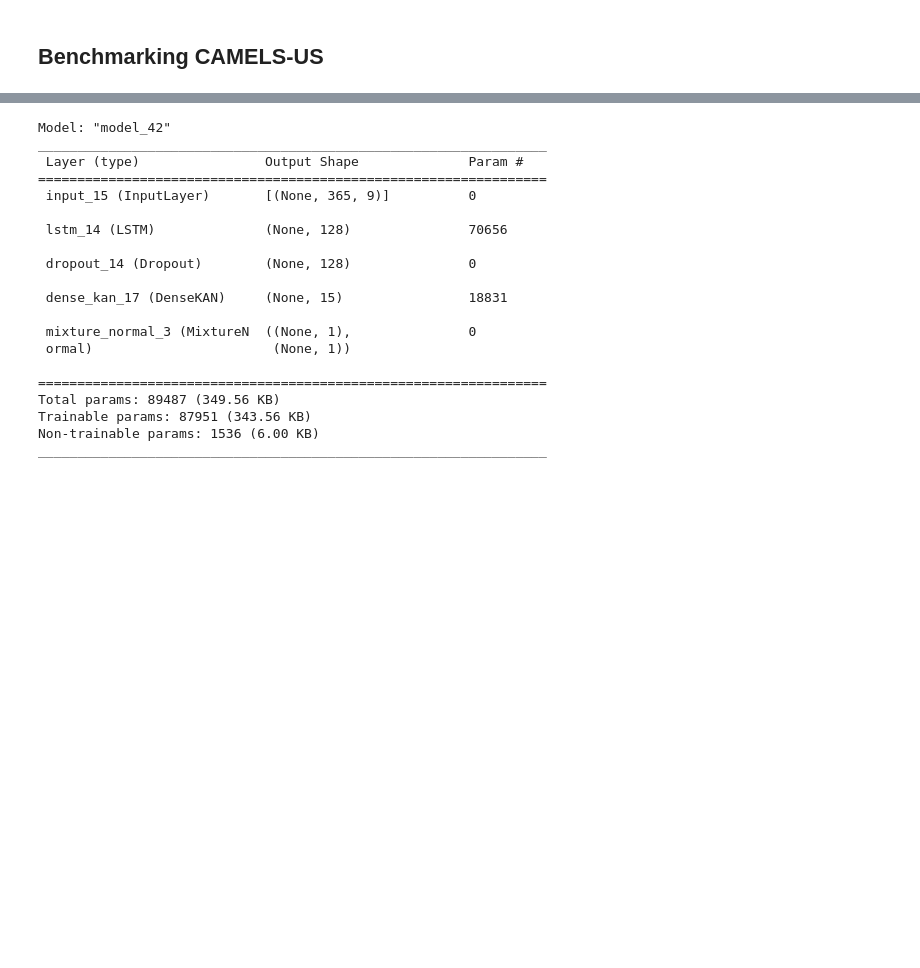
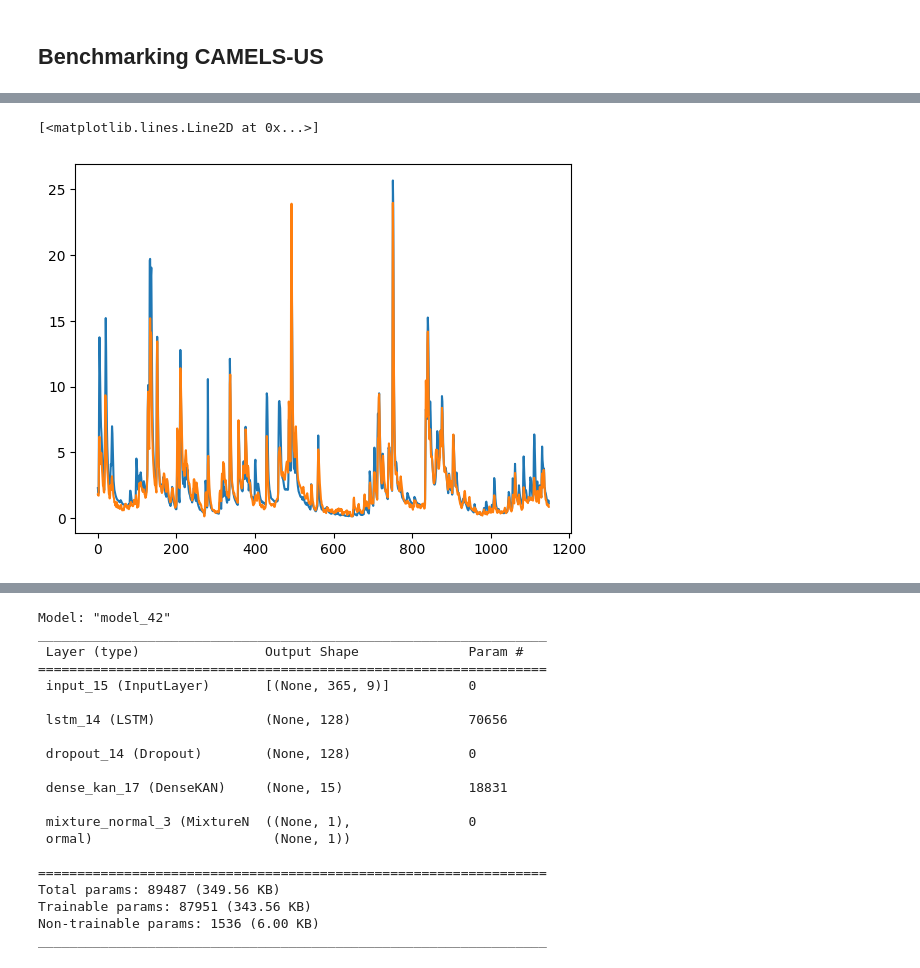
Before and after one commit to sinajahangir/HydrologicalDL_Colab, a Jupyter notebook: KAN_Hydrology_v1.ipynb, the cells around one changed output, grey strips where cells are left out. Saved outputs shown, nothing was run; the diff lists cells and outputs as text; code cells hidden in the pictures; blank space fills up the shorter version.

```diff
--- a/KAN_Hydrology_v1.ipynb
+++ b/KAN_Hydrology_v1.ipynb
@@ -268,3 +268,21 @@ for ii in range(0,1):
 [figure]
 # %% [markdown]
 ## Benchmarking CAMELS-US
+# %%
+#read the data with all catchments
+csv_path_train='/content/drive/MyDrive/PHIMP/All421_TrainTest/All421data_Train_v1.csv'
+csv_path_test='/content/drive/MyDrive/PHIMP/All421_TrainTest/All421data_Test_v1.csv'
+df_train = pd.read_csv(csv_path_train)
+df_test = pd.read_csv(csv_path_test)
+# %%
+mean_=np.asarray(df.iloc[:,1:].mean())
+std_=np.asarray(df.iloc[:,1:].std())
+
+df_test_tr=df_test.iloc[:,1:]-mean_
+df_test_tr=df_test_tr/std_
+df_test_tr=df_test_tr.drop(columns=['basin_id'])
+df_test_tr['basin_id'] = df_test['basin_id']
+
+
+#transformed data
+df_tr = df.iloc[:,1:].apply(lambda x: (x-x.mean())/ x.std(), axis=0)
@@ -270,0 +372,9 @@ for ii in range(0,1):
+# %%
+y_out_tr=yy_[:,0]
+    #obtating the prediction
+y_pred_tr=model_KAN.predict(xx_)
+y_m_out_tr=y_pred_tr
+
+    #transforming to the original space
+y_out_tr=y_out_tr*std_q+mean_q
+y_m_out_tr=y_m_out_tr*std_q+mean_q
@@ -270,0 +397,6 @@ for ii in range(0,1):
+# %%
+plt.plot(y_out_tr)
+plt.plot(y_m_out_tr)
+# %% [output]
+[<matplotlib.lines.Line2D at 0x...>]
+[figure, added]
```
Also changed, not shown: parts of 6 cells of this notebook.
